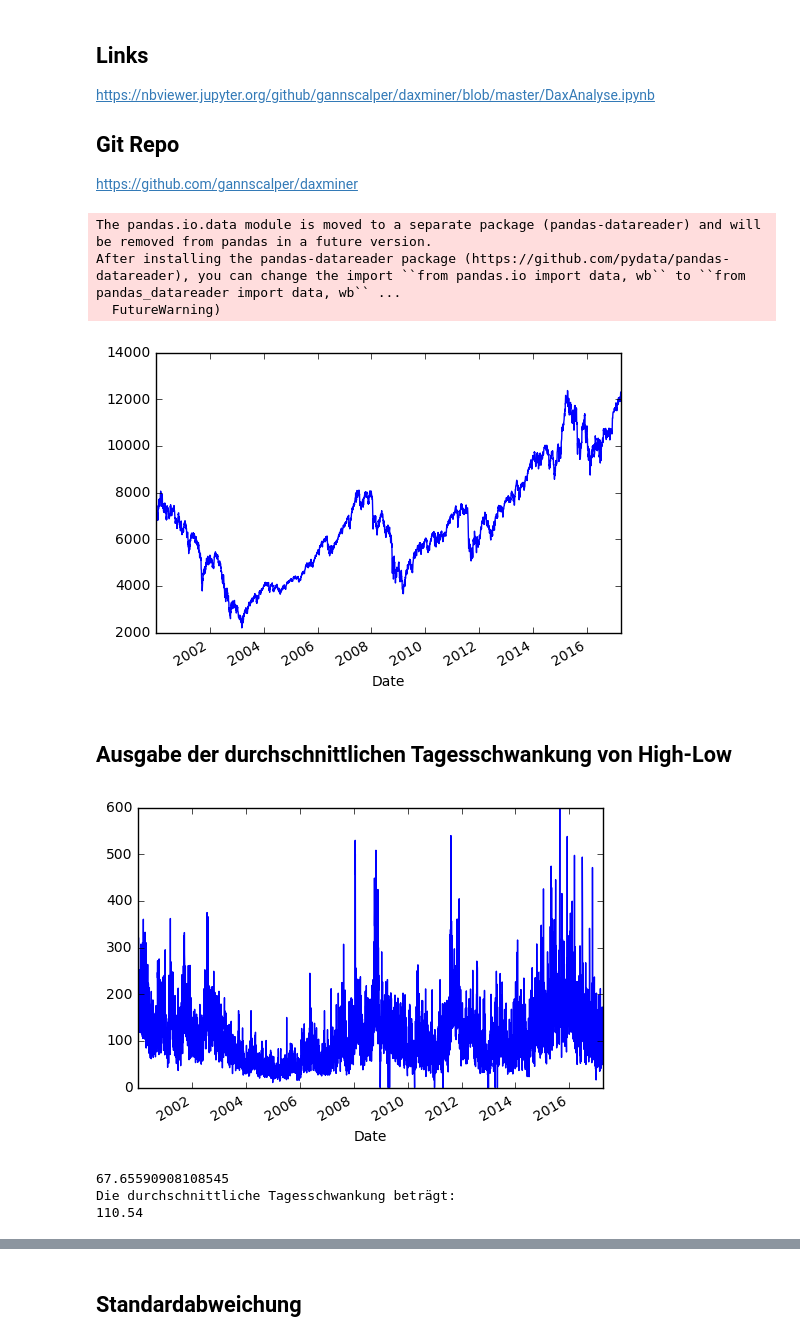
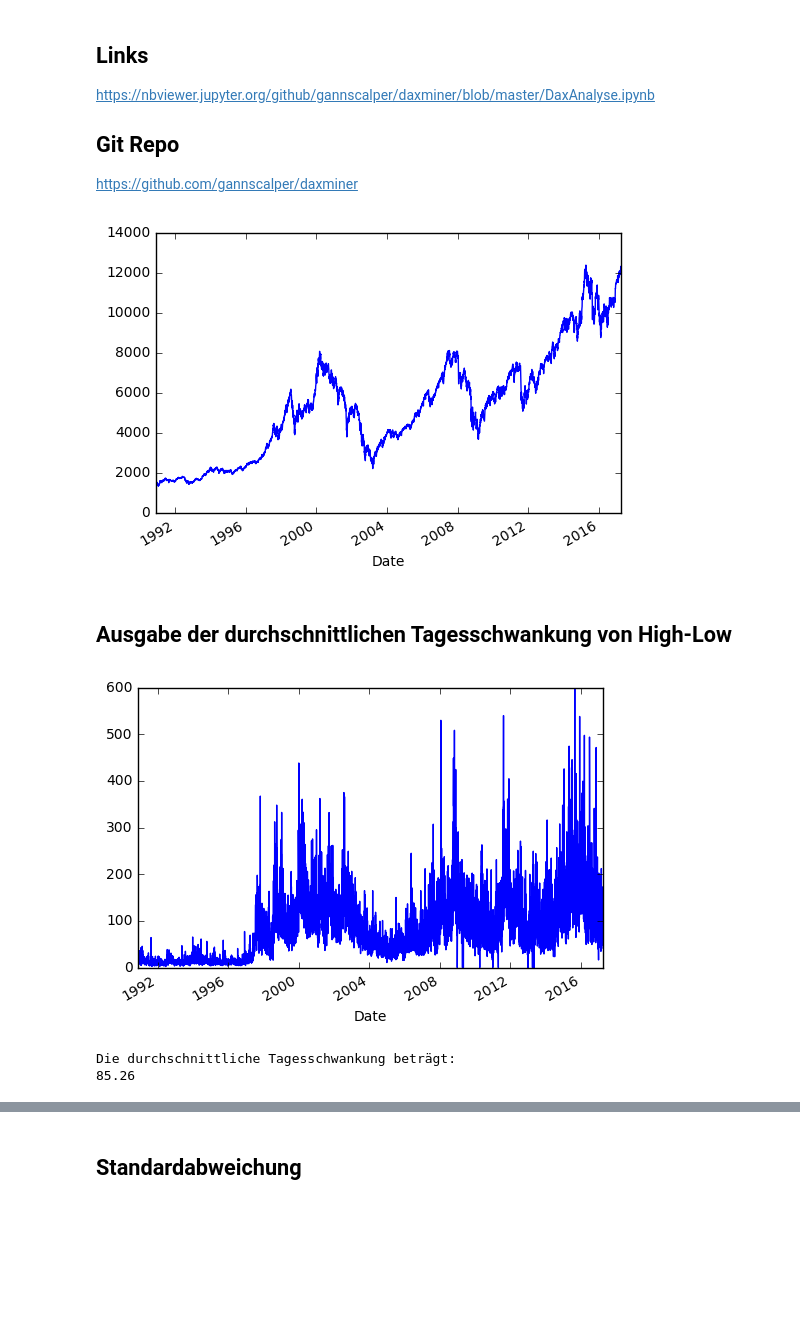
Before and after one commit to gannscalper/daxminer, a Jupyter notebook: DaxAnalyse.ipynb, the cells around one changed output, grey strips where cells are left out. Saved outputs shown, nothing was run; the diff lists cells and outputs as text; code cells hidden in the pictures; blank space fills up the shorter version.

Commit message:
updated pandas_datareader

```diff
--- a/DaxAnalyse.ipynb
+++ b/DaxAnalyse.ipynb
@@ -14,52 +14,46 @@ https://nbviewer.jupyter.org/github/gannscalper/daxminer/blob/master/DaxAnalyse.
 ## Git Repo
 https://github.com/gannscalper/daxminer
 # %%
-from pandas.io.data import DataReader
+from pandas_datareader import data, wb
 from datetime import datetime
 from scipy import stats
 
 tickersymbol = '^GDAXI'
-startdate = datetime(2000, 1, 1)
+startdate = datetime(1980, 1, 1)
 enddate = datetime.now()
-# %% [output]
-The pandas.io.data module is moved to a separate package (pandas-datareader) and will be removed from pandas in a future version.
-After installing the pandas-datareader package (https://github.com/pydata/pandas-datareader), you can change the import ``from pandas.io import data, wb`` to ``from pandas_datareader import data, wb`` ...
-  FutureWarning)
 # %%
 import matplotlib.pyplot as plt
 
 def read_data(ts):
-    symbol_data = DataReader(ts, 'yahoo', startdate, enddate)
+    symbol_data = data.DataReader(ts, 'yahoo', startdate, enddate)
     return symbol_data
 
-data = read_data(tickersymbol)
-data['Close'].plot()
+ts_data = read_data(tickersymbol)
+ts_data['Close'].plot()
 plt.show()
 # %% [output]
-[figure, old version]
+[figure, new version]
 # %% [markdown]
 ## Ausgabe der durchschnittlichen Tagesschwankung von High-Low
 # %%
 def hilo_vola():
-    open1 = data['High']
-    close1 = data['Low']
-    data1 = abs(close1 - open1)
-    return data1
+    open1 = ts_data['High']
+    close1 = ts_data['Low']
+    hilovola = abs(close1 - open1)
+    return hilovola
 
 def hilo_mean():
     return hilo_vola().mean()
 
 vola = hilo_vola()
 vola.plot()
 plt.show()
-
-print(vola.std())
-
-print('Die durchschnittliche Tagesschwankung beträgt: ')
-print(round(hilo_mean(),2))
 # %% [output]
-[figure, old version]
+[figure, new version]
-67.65590908108545
-Die durchschnittliche Tagesschwankung beträgt:
-110.54
+# %%
+print('Die durchschnittliche Tagesschwankung beträgt: ')
+print(round(hilo_mean(),2))
+# %% [output]
+Die durchschnittliche Tagesschwankung beträgt:
+85.26
 # %% [markdown]
```
Also changed, not shown: parts of 6 cells of this notebook.
